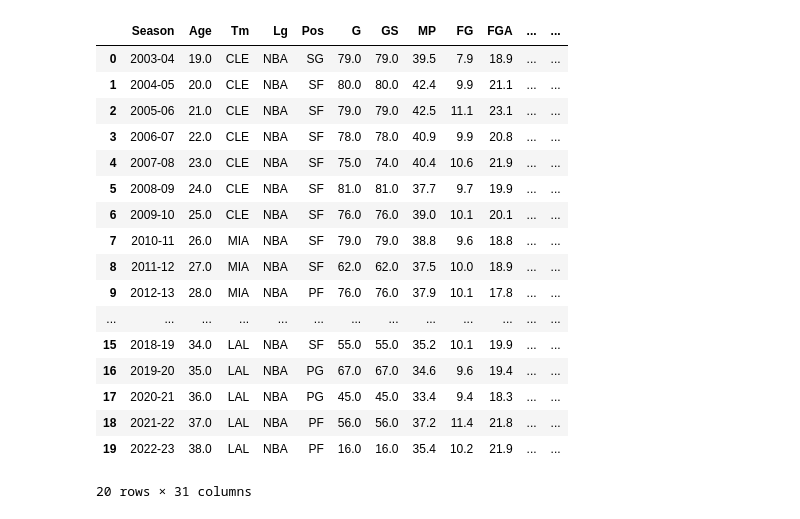
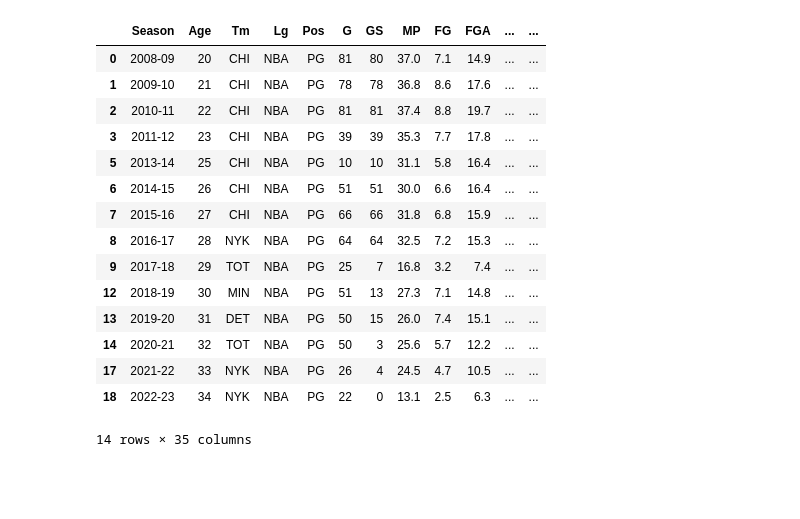
Before and after one commit to petereinsteinny/Basketball-Reference-Project, a Jupyter notebook: NBA Reference First Pass.ipynb, the cells around one changed output. Saved outputs shown, nothing was run; the diff lists cells and outputs as text; code cells hidden in the pictures; blank space fills up the shorter version.

```diff
--- a/NBA Reference First Pass.ipynb
+++ b/NBA Reference First Pass.ipynb
@@ -238,24 +315,22 @@ Player: Santi Aldama, Position: PF, Age: 22.0, Most Recent Team: MEM
 # %%
-p1.get_formatted_per_game('Standard')
+p7.get_formatted_per_game('Standard')
 # %% [output]
 |  | Season | Age | Tm | Lg | Pos | G | GS | MP | FG | FGA | ... | ... |
-| 0 | 2003-04 | 19.0 | CLE | NBA | SG | 79.0 | 79.0 | 39.5 | 7.9 | 18.9 | ... | ... |
-| 1 | 2004-05 | 20.0 | CLE | NBA | SF | 80.0 | 80.0 | 42.4 | 9.9 | 21.1 | ... | ... |
-| 2 | 2005-06 | 21.0 | CLE | NBA | SF | 79.0 | 79.0 | 42.5 | 11.1 | 23.1 | ... | ... |
-| 3 | 2006-07 | 22.0 | CLE | NBA | SF | 78.0 | 78.0 | 40.9 | 9.9 | 20.8 | ... | ... |
-| 4 | 2007-08 | 23.0 | CLE | NBA | SF | 75.0 | 74.0 | 40.4 | 10.6 | 21.9 | ... | ... |
-| 5 | 2008-09 | 24.0 | CLE | NBA | SF | 81.0 | 81.0 | 37.7 | 9.7 | 19.9 | ... | ... |
-| 6 | 2009-10 | 25.0 | CLE | NBA | SF | 76.0 | 76.0 | 39.0 | 10.1 | 20.1 | ... | ... |
-| 7 | 2010-11 | 26.0 | MIA | NBA | SF | 79.0 | 79.0 | 38.8 | 9.6 | 18.8 | ... | ... |
-| 8 | 2011-12 | 27.0 | MIA | NBA | SF | 62.0 | 62.0 | 37.5 | 10.0 | 18.9 | ... | ... |
-| 9 | 2012-13 | 28.0 | MIA | NBA | PF | 76.0 | 76.0 | 37.9 | 10.1 | 17.8 | ... | ... |
-| ... | ... | ... | ... | ... | ... | ... | ... | ... | ... | ... | ... | ... |
-| 15 | 2018-19 | 34.0 | LAL | NBA | SF | 55.0 | 55.0 | 35.2 | 10.1 | 19.9 | ... | ... |
-| 16 | 2019-20 | 35.0 | LAL | NBA | PG | 67.0 | 67.0 | 34.6 | 9.6 | 19.4 | ... | ... |
-| 17 | 2020-21 | 36.0 | LAL | NBA | PG | 45.0 | 45.0 | 33.4 | 9.4 | 18.3 | ... | ... |
-| 18 | 2021-22 | 37.0 | LAL | NBA | PF | 56.0 | 56.0 | 37.2 | 11.4 | 21.8 | ... | ... |
-| 19 | 2022-23 | 38.0 | LAL | NBA | PF | 16.0 | 16.0 | 35.4 | 10.2 | 21.9 | ... | ... |
+| 0 | 2008-09 | 20 | CHI | NBA | PG | 81 | 80 | 37.0 | 7.1 | 14.9 | ... | ... |
+| 1 | 2009-10 | 21 | CHI | NBA | PG | 78 | 78 | 36.8 | 8.6 | 17.6 | ... | ... |
+| 2 | 2010-11 | 22 | CHI | NBA | PG | 81 | 81 | 37.4 | 8.8 | 19.7 | ... | ... |
+| 3 | 2011-12 | 23 | CHI | NBA | PG | 39 | 39 | 35.3 | 7.7 | 17.8 | ... | ... |
+| 5 | 2013-14 | 25 | CHI | NBA | PG | 10 | 10 | 31.1 | 5.8 | 16.4 | ... | ... |
+| 6 | 2014-15 | 26 | CHI | NBA | PG | 51 | 51 | 30.0 | 6.6 | 16.4 | ... | ... |
+| 7 | 2015-16 | 27 | CHI | NBA | PG | 66 | 66 | 31.8 | 6.8 | 15.9 | ... | ... |
+| 8 | 2016-17 | 28 | NYK | NBA | PG | 64 | 64 | 32.5 | 7.2 | 15.3 | ... | ... |
+| 9 | 2017-18 | 29 | TOT | NBA | PG | 25 | 7 | 16.8 | 3.2 | 7.4 | ... | ... |
+| 12 | 2018-19 | 30 | MIN | NBA | PG | 51 | 13 | 27.3 | 7.1 | 14.8 | ... | ... |
+| 13 | 2019-20 | 31 | DET | NBA | PG | 50 | 15 | 26.0 | 7.4 | 15.1 | ... | ... |
+| 14 | 2020-21 | 32 | TOT | NBA | PG | 50 | 3 | 25.6 | 5.7 | 12.2 | ... | ... |
+| 17 | 2021-22 | 33 | NYK | NBA | PG | 26 | 4 | 24.5 | 4.7 | 10.5 | ... | ... |
+| 18 | 2022-23 | 34 | NYK | NBA | PG | 22 | 0 | 13.1 | 2.5 | 6.3 | ... | ... |
-20 rows × 31 columns
+14 rows × 35 columns
 # %%
 p1.get_formatted_per_game('Advanced')
 # %% [output]
```
Also changed, not shown: parts of 46 cells of this notebook.
